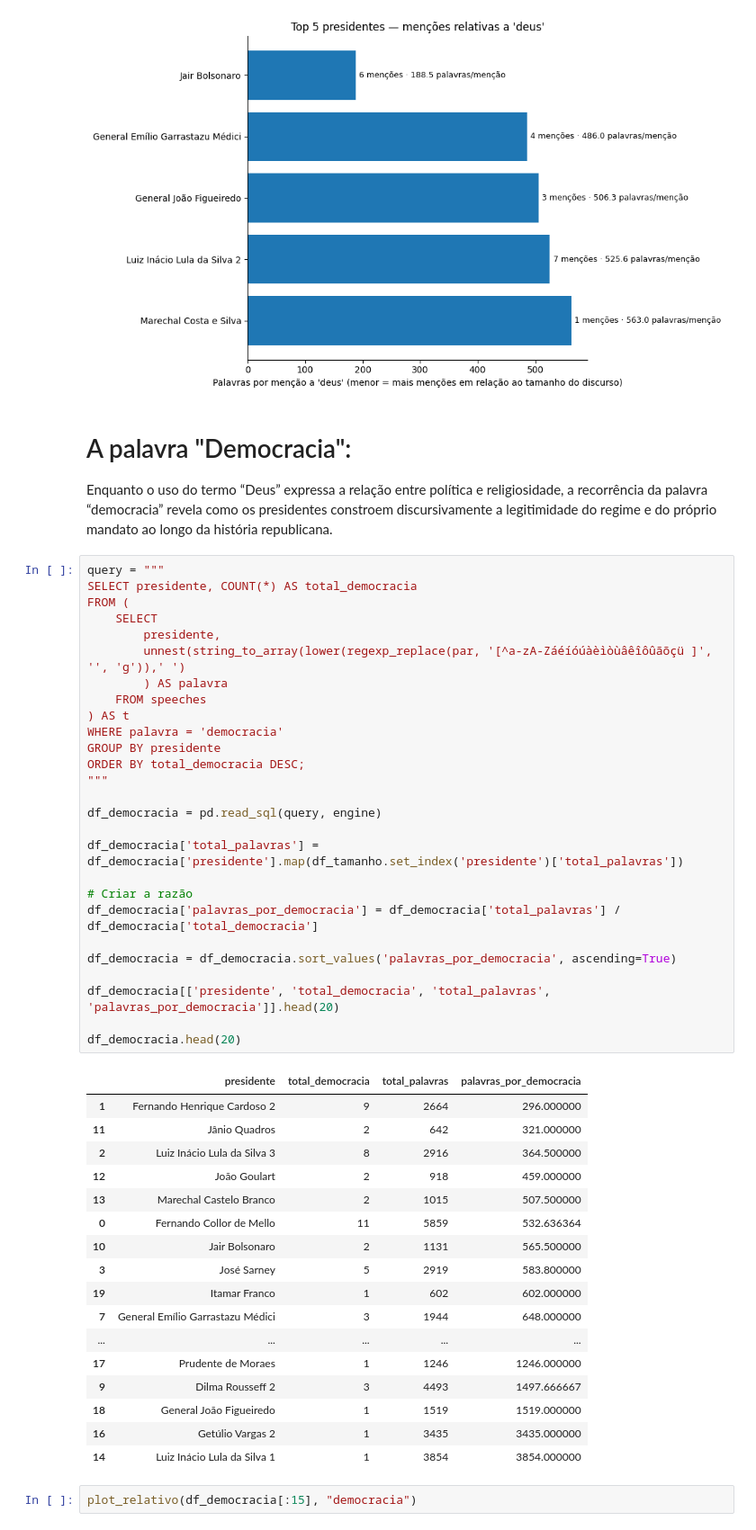
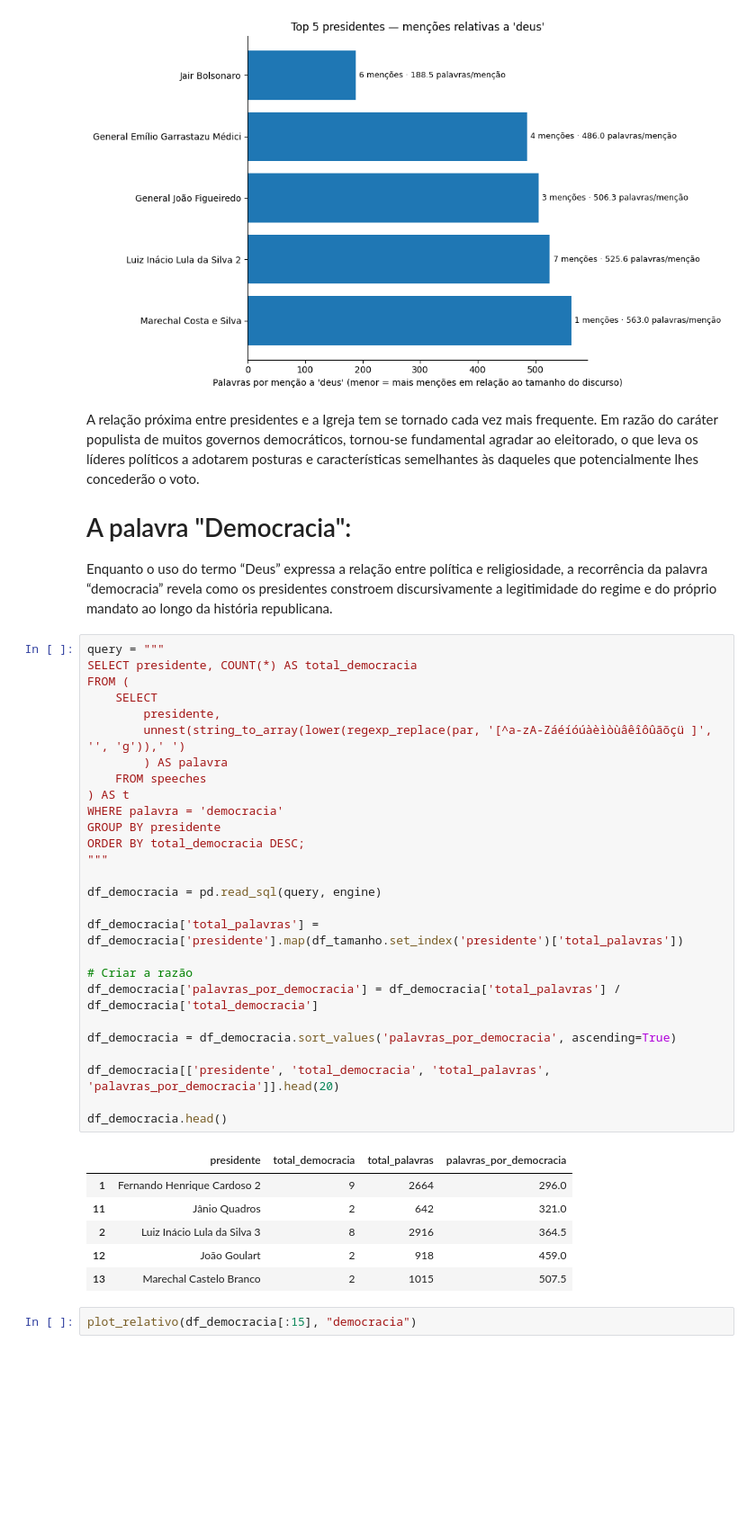
Before and after one commit to PhysicTeacherCode/Brazil-President-s-Speeches-Analysis, a Jupyter notebook: notebooks/01-exploratory.ipynb, the cells around one changed output. Shown at 90% size. Saved outputs shown, nothing was run; the diff lists cells and outputs as text; blank space fills up the shorter version.

```diff
--- a/notebooks/01-exploratory.ipynb
+++ b/notebooks/01-exploratory.ipynb
@@ -338,53 +292,43 @@ plot_relativo(df_deus[:5], "deus")
 # %% [output]
 [figure]
 # %% [markdown]
+A relação próxima entre presidentes e a Igreja tem se tornado cada vez mais frequente. Em razão do caráter populista de muitos governos democráticos, tornou-se fundamental agradar ao eleitorado, o que leva os líderes políticos a adotarem posturas e características semelhantes às daqueles que potencialmente lhes concederão o voto.
 # A palavra "Democracia":
 Enquanto o uso do termo “Deus” expressa a relação entre política e religiosidade, a recorrência da palavra “democracia” revela como os presidentes constroem discursivamente a legitimidade do regime e do próprio mandato ao longo da história republicana.
 # %%
 query = """
 SELECT presidente, COUNT(*) AS total_democracia
 FROM (
     SELECT
         presidente,
         unnest(string_to_array(lower(regexp_replace(par, '[^a-zA-Záéíóúàèìòùâêîôûãõçü ]', '', 'g')),' ')
         ) AS palavra
     FROM speeches
 ) AS t
 WHERE palavra = 'democracia'
 GROUP BY presidente
 ORDER BY total_democracia DESC;
 """
 
 df_democracia = pd.read_sql(query, engine)
 
 df_democracia['total_palavras'] = df_democracia['presidente'].map(df_tamanho.set_index('presidente')['total_palavras'])
 
 # Criar a razão
 df_democracia['palavras_por_democracia'] = df_democracia['total_palavras'] / df_democracia['total_democracia']
 
 df_democracia = df_democracia.sort_values('palavras_por_democracia', ascending=True)
 
 df_democracia[['presidente', 'total_democracia', 'total_palavras', 'palavras_por_democracia']].head(20)
 
-df_democracia.head(20)
+df_democracia.head()
 # %% [output]
 |  | presidente | total_democracia | total_palavras | palavras_por_democracia |
-| 1 | Fernando Henrique Cardoso 2 | 9 | 2664 | 296.000000 |
-| 11 | Jânio Quadros | 2 | 642 | 321.000000 |
-| 2 | Luiz Inácio Lula da Silva 3 | 8 | 2916 | 364.500000 |
-| 12 | João Goulart | 2 | 918 | 459.000000 |
-| 13 | Marechal Castelo Branco | 2 | 1015 | 507.500000 |
-| 0 | Fernando Collor de Mello | 11 | 5859 | 532.636364 |
-| 10 | Jair Bolsonaro | 2 | 1131 | 565.500000 |
-| 3 | José Sarney | 5 | 2919 | 583.800000 |
-| 19 | Itamar Franco | 1 | 602 | 602.000000 |
-| 7 | General Emílio Garrastazu Médici | 3 | 1944 | 648.000000 |
-| ... | ... | ... | ... | ... |
-| 17 | Prudente de Moraes | 1 | 1246 | 1246.000000 |
-| 9 | Dilma Rousseff 2 | 3 | 4493 | 1497.666667 |
-| 18 | General João Figueiredo | 1 | 1519 | 1519.000000 |
-| 16 | Getúlio Vargas 2 | 1 | 3435 | 3435.000000 |
-| 14 | Luiz Inácio Lula da Silva 1 | 1 | 3854 | 3854.000000 |
+| 1 | Fernando Henrique Cardoso 2 | 9 | 2664 | 296.0 |
+| 11 | Jânio Quadros | 2 | 642 | 321.0 |
+| 2 | Luiz Inácio Lula da Silva 3 | 8 | 2916 | 364.5 |
+| 12 | João Goulart | 2 | 918 | 459.0 |
+| 13 | Marechal Castelo Branco | 2 | 1015 | 507.5 |
 # %%
 plot_relativo(df_democracia[:15], "democracia")
 # %% [output]
```
Also changed, not shown: parts of 17 cells of this notebook.
